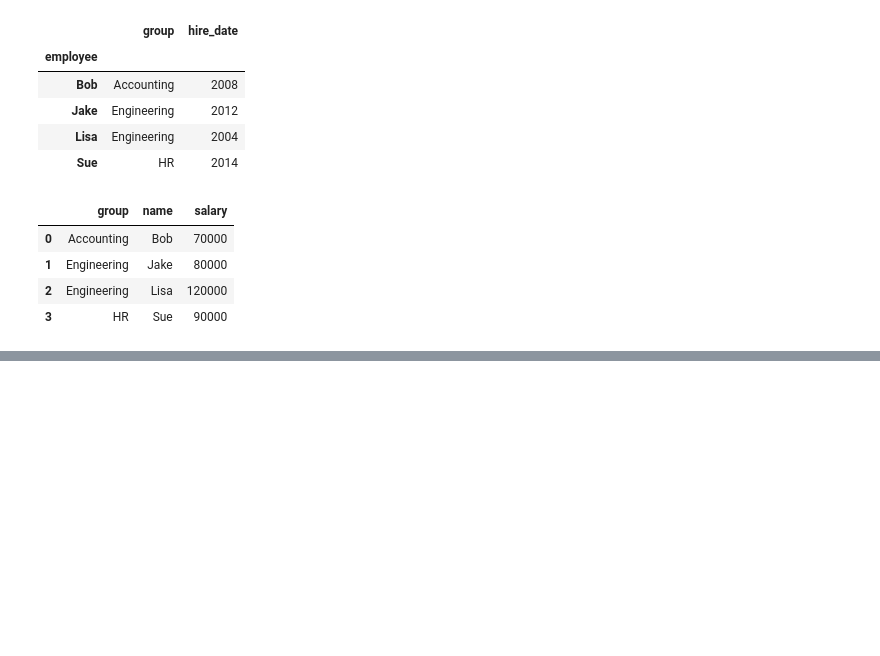
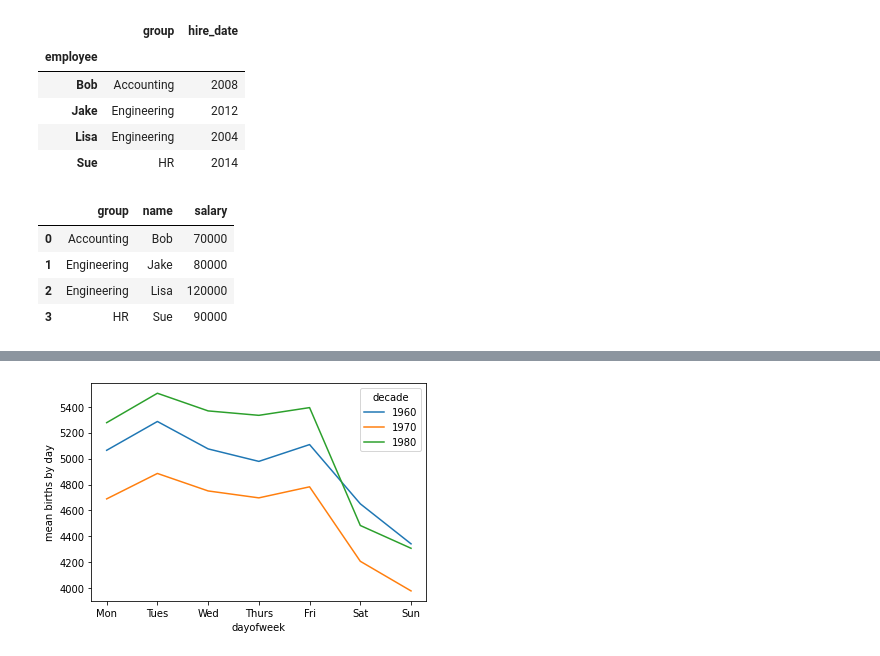
Before and after one commit to SoongMoo/shinhan2205, a Jupyter notebook: 4Day.ipynb, the cells around one changed output, grey strips where cells are left out. Drawn from its saved outputs; the diff is of its cells as text; code cells hidden in the pictures; blank space fills up the shorter version.

```diff
--- a/4Day.ipynb
+++ b/4Day.ipynb
@@ -710,0 +1237,4 @@ pd.merge(df1a, df3, left_index = True, right_on = 'name')
+# %%
+births = births.query('(births > @mu - 5 * @sig) & (births < @mu + 5 * @sig)')
+births
+births.info()
@@ -710,0 +1255,8 @@ pd.merge(df1a, df3, left_index = True, right_on = 'name')
+# %%
+# 년(year), 월(month), 일(day)로부터 날짜(datetime) 인덱스를 생성
+# 19991212
+births.index = pd.to_datetime(births.year * 10000 +
+                              births.month * 100 +
+                             births.day,format='%Y%m%d' )
+births['dayofweek'] = births.index.dayofweek
+births
@@ -710,0 +1277,7 @@ pd.merge(df1a, df3, left_index = True, right_on = 'name')
+# %%
+births.pivot_table('births', index='dayofweek',
+                    columns='decade', aggfunc='mean').plot()
+plt.gca().set_xticklabels(['','Mon', 'Tues', 'Wed', 'Thurs', 'Fri', 'Sat', 'Sun'])
+plt.ylabel('mean births by day');
+# %% [output]
+[figure, added]
```
Also changed, not shown: parts of 47 cells of this notebook.
